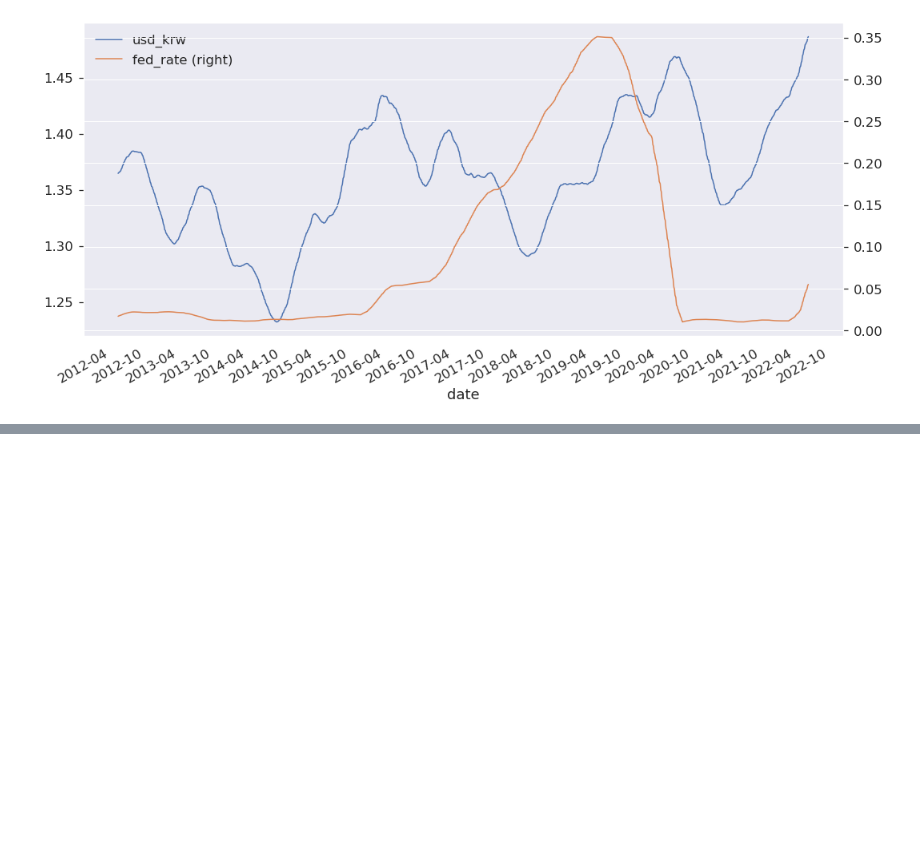
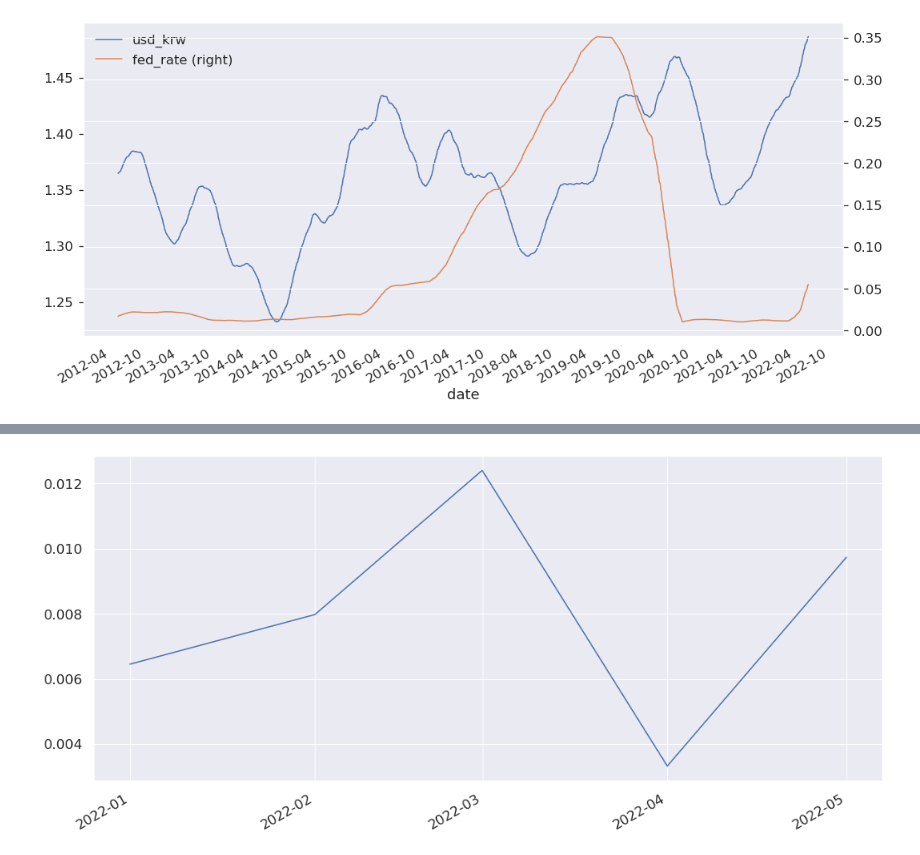
Before and after one commit to sidhlee/data-science-and-machine-learning, a Jupyter notebook: playground/shi-bum/krw_rates.ipynb, the cells around one changed output, grey strips where cells are left out. Saved outputs shown, nothing was run; the diff lists cells and outputs as text; code cells hidden in the pictures; blank space fills up the shorter version.

```diff
--- a/playground/shi-bum/krw_rates.ipynb
+++ b/playground/shi-bum/krw_rates.ipynb
@@ -337,0 +429,6 @@ Fed rate was already on downhill before the beginning of the pandemic. Why?
+# %%
+ax = cpi.pct_change()["2022":].plot(x_compat = True)
+ax.xaxis.set_major_locator(mdates.MonthLocator(interval=1))
+plt.show()
+# %% [output]
+[figure, added]
```
Also changed, not shown: parts of 11 cells of this notebook, 1 other file.
